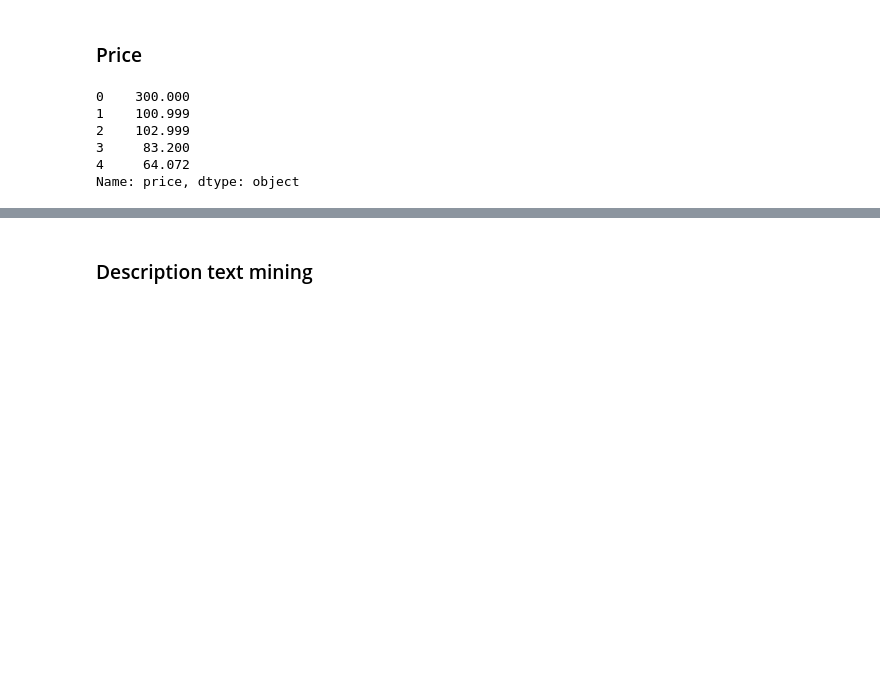
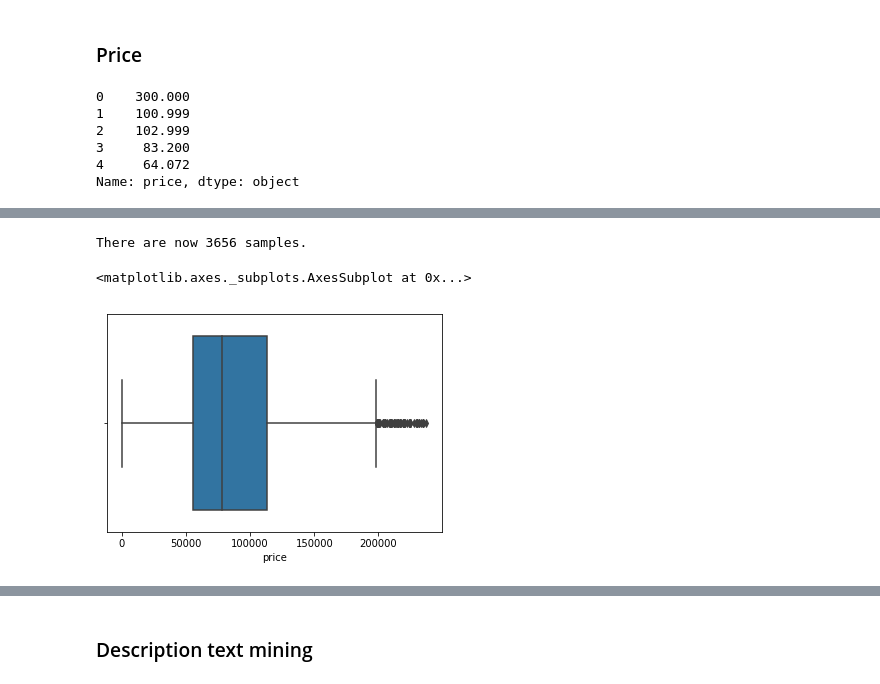
Before and after one commit to rbotarleanu/data-science-course, a Jupyter notebook: hw1-house-pricing/Analysis - Week 2.ipynb, the cells around one changed output, grey strips where cells are left out. Drawn from its saved outputs; the diff is of its cells as text; code cells hidden in the pictures; blank space fills up the shorter version.

```diff
--- a/hw1-house-pricing/Analysis - Week 2.ipynb
+++ b/hw1-house-pricing/Analysis - Week 2.ipynb
@@ -476,0 +541,16 @@ df['price'] = df['price'].apply(parse_price)
+# %%
+# Remove price outliers by the Tukey rule
+Q3 = np.percentile(df['price'], 75)
+Q1 = np.percentile(df['price'], 25)
+IQR = Q3 - Q1
+
+outliers = df['price'].loc[(df['price'] < (Q1 - 1.5 * IQR)) | (df['price'] > (Q3 + 1.5 * IQR))].index
+df = df.drop(outliers)
+print(f'There are now {len(df)} samples.')
+# %% [output]
+There are now 3656 samples.
+# %%
+sns.boxplot(df['price'])
+# %% [output]
+<matplotlib.axes._subplots.AxesSubplot at 0x...>
+[figure, added]
```
Also changed, not shown: parts of 60 cells of this notebook, 9 other files.
